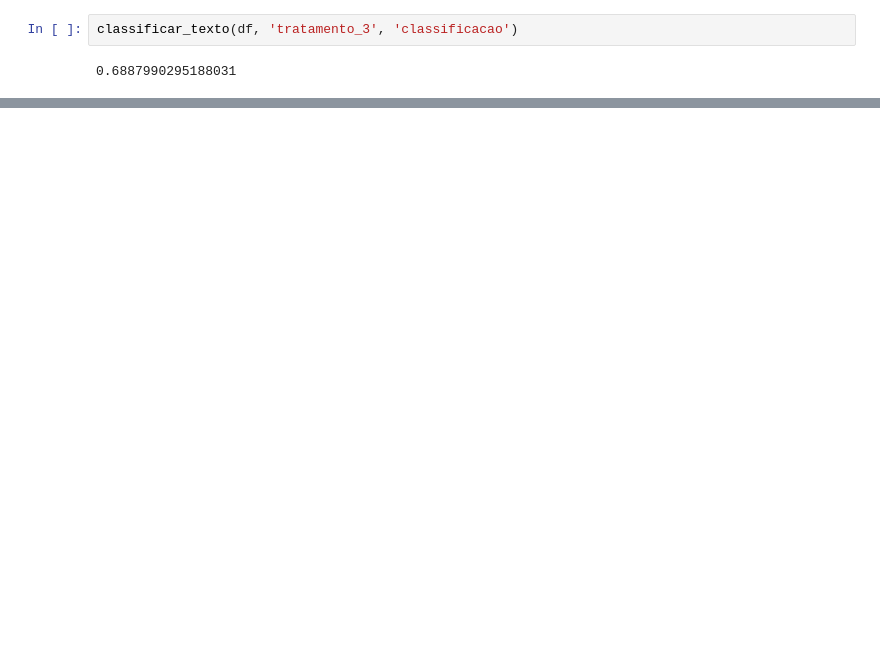
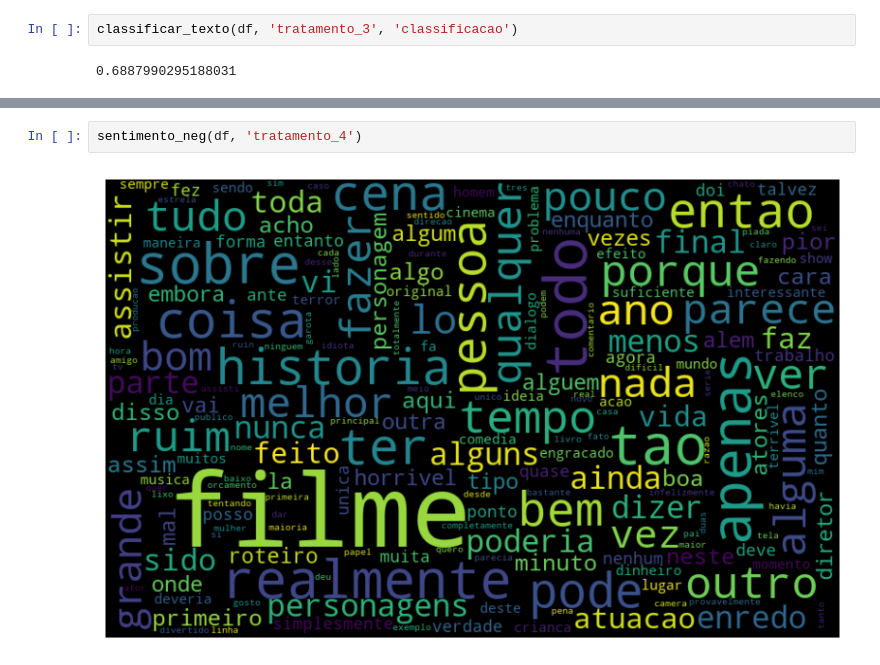
Before and after one commit to rodrigofer89/NLP, a Jupyter notebook: NLP_IMDB/IMDB.ipynb, the cells around one changed output, grey strips where cells are left out. Saved outputs shown, nothing was run; the diff lists cells and outputs as text; blank space fills up the shorter version.

```diff
--- a/NLP_IMDB/IMDB.ipynb
+++ b/NLP_IMDB/IMDB.ipynb
@@ -342,0 +366,4 @@ classificar_texto(df, 'tratamento_3', 'classificacao')
+# %%
+sentimento_neg(df, 'tratamento_4')
+# %% [output]
+[figure, added]
```
Also changed, not shown: parts of 12 cells of this notebook.
